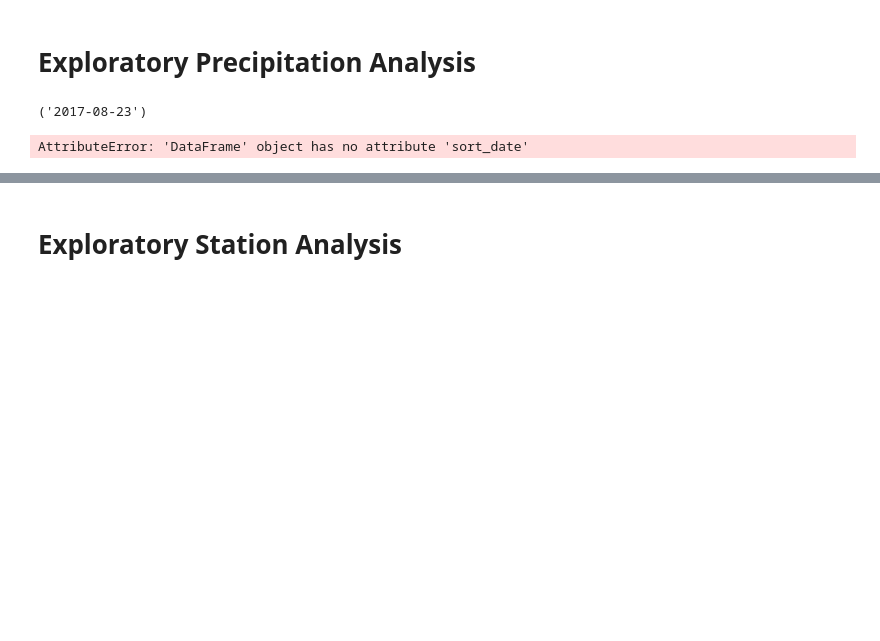
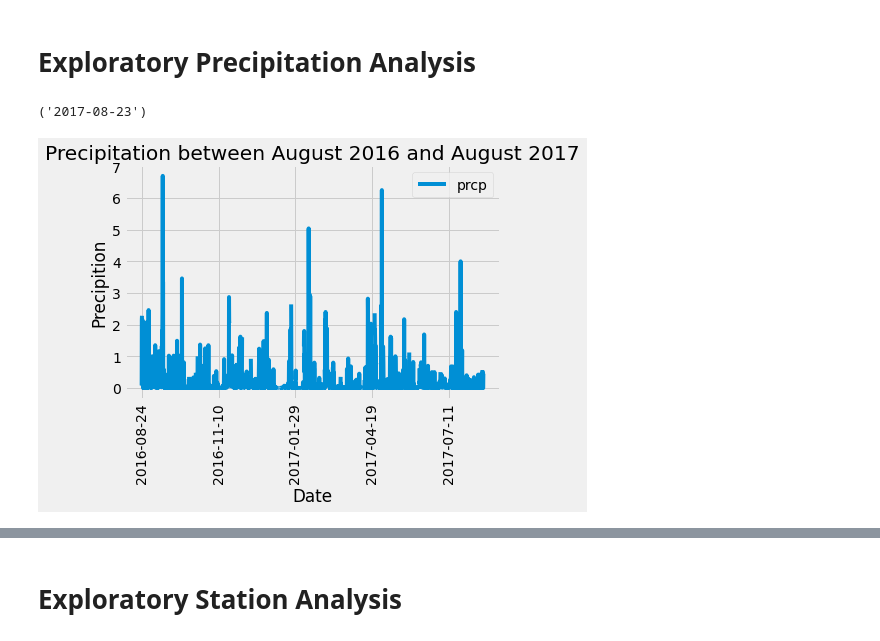
Before and after one commit to BenjaminT94/SQLAlchemy-Challenge, a Jupyter notebook: climate_starter.ipynb, the cells around one changed output, grey strips where cells are left out. Saved outputs shown, nothing was run; the diff lists cells and outputs as text; code cells hidden in the pictures; blank space fills up the shorter version.

Commit message:
Graphs

```diff
--- a/climate_starter.ipynb
+++ b/climate_starter.ipynb
@@ -47,18 +47,25 @@ most_recent
 # %%
 # Design a query to retrieve the last 12 months of precipitation data and plot the results.
 # Starting from the most recent data point in the database.
 # Calculate the date one year from the last date in data set.
 # Perform a query to retrieve the data and precipitation scores
 recent_year = dt.date(2017,8, 23) - dt.timedelta(days = 365)
 precipitation = session.query(Measurement.date, Measurement.prcp).filter(Measurement.date > recent_year).\
 order_by(Measurement.date).all()
 # Save the query results as a Pandas DataFrame and set the index to the date column
 precip_df = pd.DataFrame(precipitation)
 precip_df.head()
 # Sort the dataframe by date
-precip_df = precip_df.sort_date(ascending = True)
+precip_df = precip_df.sort_values(by='date', ascending=True)
+precip_df.head()
 # Use Pandas Plotting with Matplotlib to plot the data
+precip_df.plot('date','prcp')
+plt.title('Precipitation between August 2016 and August 2017')
+plt.xlabel('Date')
+plt.ylabel('Precipition')
+plt.xticks(rotation = 90)
+plt.savefig("Resources/Precipitation_By_Date.png")
 # %% [output]
-AttributeError: 'DataFrame' object has no attribute 'sort_date'
+[figure, added]
 # %%
 # Use Pandas to calcualte the summary statistics for the precipitation data
```
Also changed, not shown: parts of 3 cells of this notebook, 1 other file.
